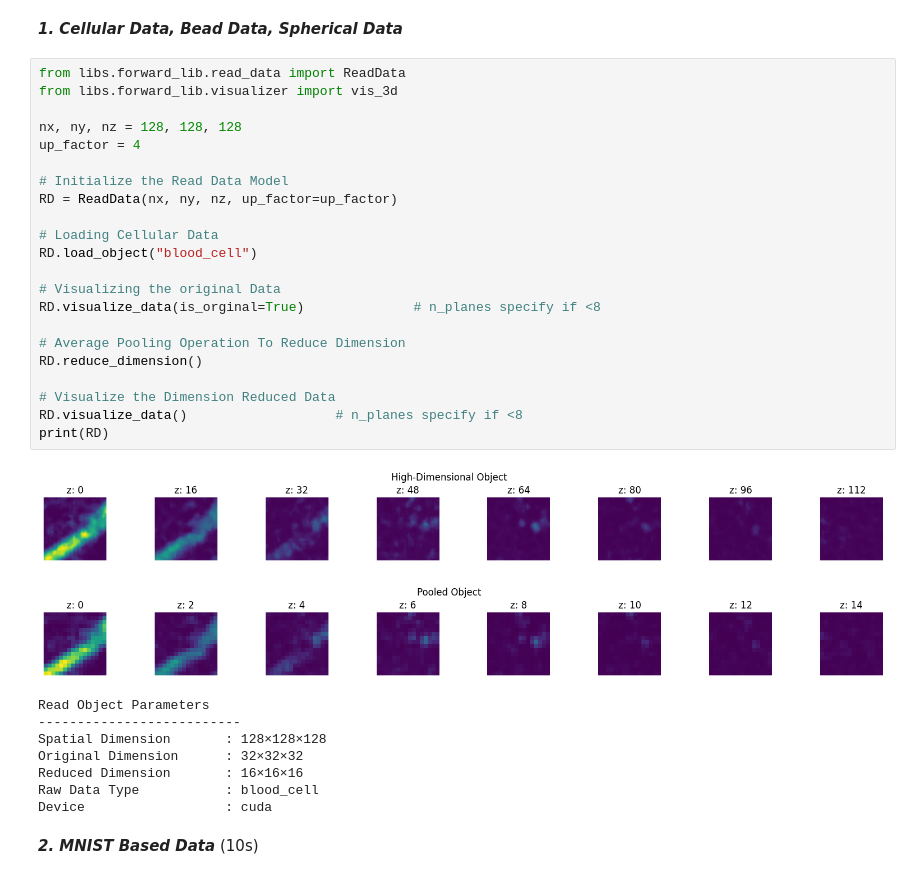
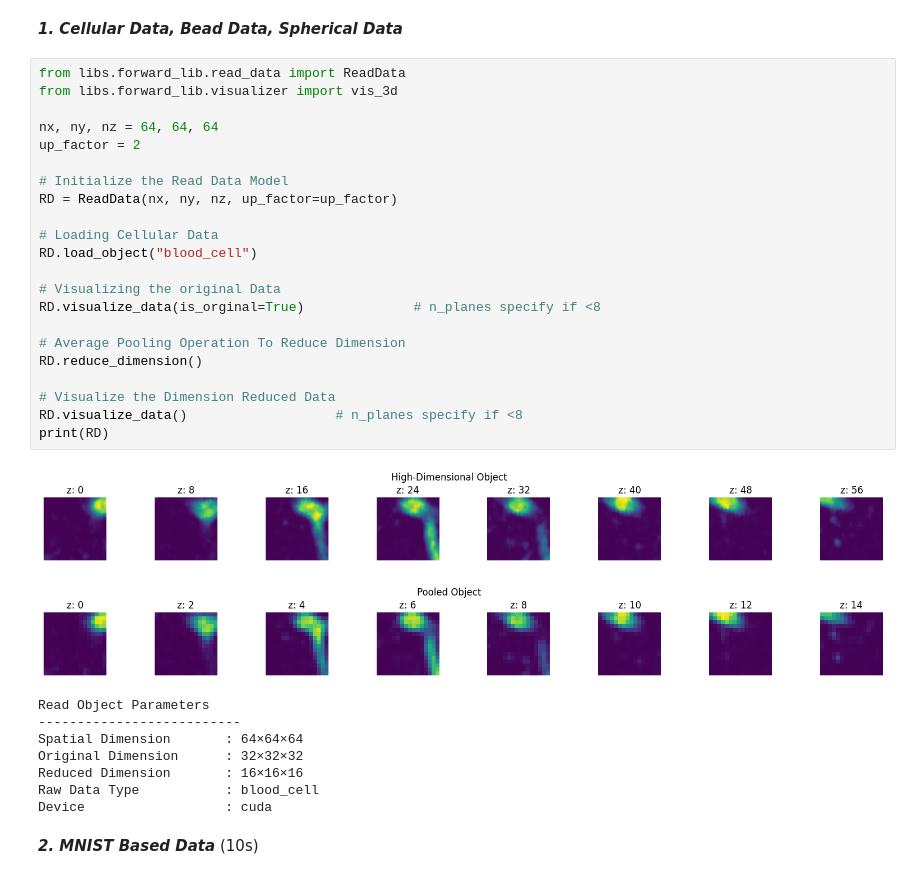
Before and after one commit to sanjith1999/FRIS, a Jupyter notebook: demo.ipynb, the cells around one changed output. Saved outputs shown, nothing was run; the diff lists cells and outputs as text.

```diff
--- a/demo.ipynb
+++ b/demo.ipynb
@@ -5,31 +5,31 @@
 # %%
 from libs.forward_lib.read_data import ReadData
 from libs.forward_lib.visualizer import vis_3d
 
-nx, ny, nz = 128, 128, 128
-up_factor = 4
+nx, ny, nz = 64, 64, 64
+up_factor = 2
 
 # Initialize the Read Data Model
 RD = ReadData(nx, ny, nz, up_factor=up_factor)
 
 # Loading Cellular Data
 RD.load_object("blood_cell")
 
 # Visualizing the original Data
 RD.visualize_data(is_orginal=True)              # n_planes specify if <8
 
 # Average Pooling Operation To Reduce Dimension
 RD.reduce_dimension()
 
 # Visualize the Dimension Reduced Data
 RD.visualize_data()                   # n_planes specify if <8
 print(RD)
 # %% [output]
-[figure, old version]
+[figure, new version]
-[figure, old version]
+[figure, new version]
 Read Object Parameters
 --------------------------
-Spatial Dimension       : 128×128×128
+Spatial Dimension       : 64×64×64
 Original Dimension      : 32×32×32
 Reduced Dimension       : 16×16×16
 Raw Data Type           : blood_cell
```
Also changed, not shown: parts of 4 cells of this notebook, 7 other files.
